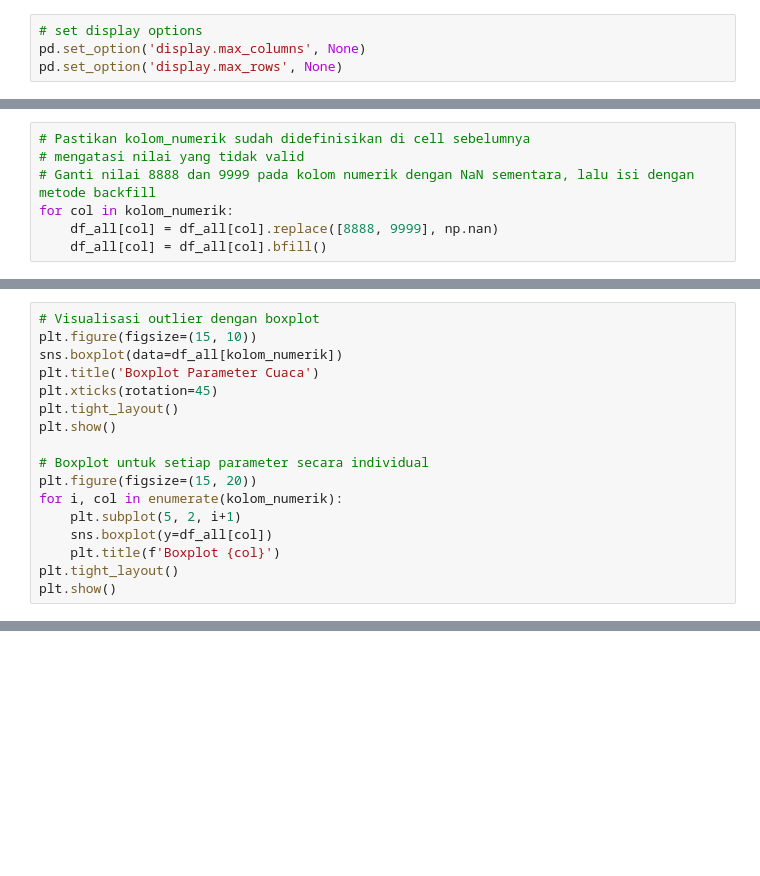
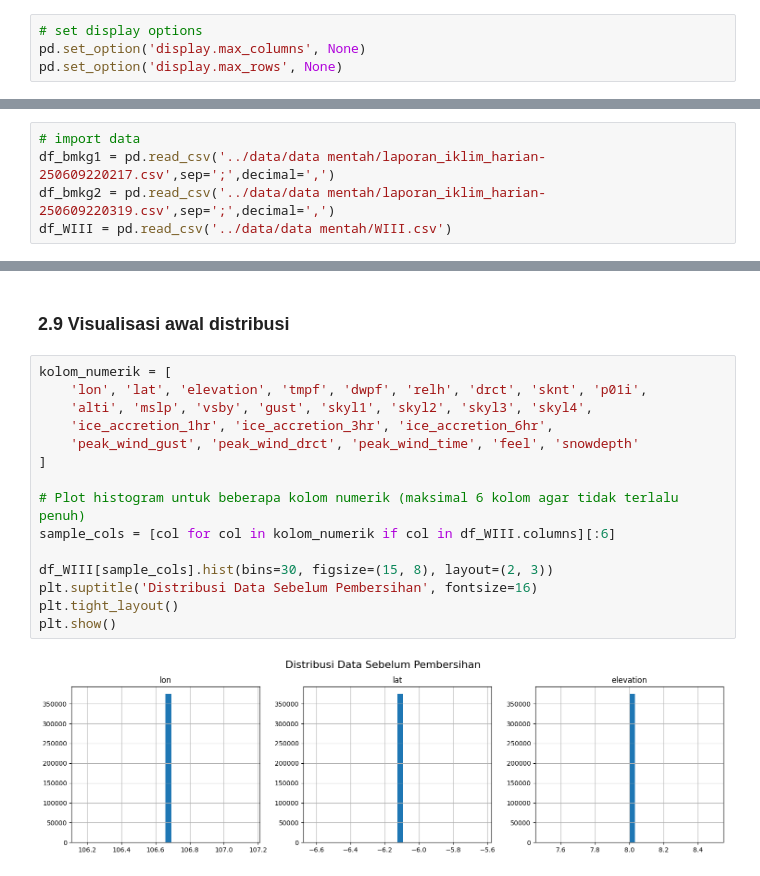
Before and after one commit to WildanFadhilNazaruddin/FraudDetection_CustomerSegmentation_BankML, a Jupyter notebook: notebook/01-praprosesing.ipynb, the cells around one changed output, grey strips where cells are left out. Saved outputs shown, nothing was run; the diff lists cells and outputs as text; blank space fills up the shorter version.

Commit message:
feat: data assessment

```diff
--- a/notebook/01-praprosesing.ipynb
+++ b/notebook/01-praprosesing.ipynb
@@ -1004,7 +31,0 @@ for col in ['Tn', 'Tx', 'Tavg', 'RH_avg', 'RR', 'ss']:
-# %%
-# Pastikan kolom_numerik sudah didefinisikan di cell sebelumnya
-# mengatasi nilai yang tidak valid
-# Ganti nilai 8888 dan 9999 pada kolom numerik dengan NaN sementara, lalu isi dengan metode backfill
-for col in kolom_numerik:
-    df_all[col] = df_all[col].replace([8888, 9999], np.nan)
-    df_all[col] = df_all[col].bfill()
@@ -1099,17 +31,0 @@ plt.show()
-# %%
-# Visualisasi outlier dengan boxplot
-plt.figure(figsize=(15, 10))
-sns.boxplot(data=df_all[kolom_numerik])
-plt.title('Boxplot Parameter Cuaca')
-plt.xticks(rotation=45)
-plt.tight_layout()
-plt.show()
-
-# Boxplot untuk setiap parameter secara individual
-plt.figure(figsize=(15, 20))
-for i, col in enumerate(kolom_numerik):
-    plt.subplot(5, 2, i+1)
-    sns.boxplot(y=df_all[col])
-    plt.title(f'Boxplot {col}')
-plt.tight_layout()
-plt.show()
@@ -1139,0 +32,5 @@ plt.show()
+# %%
+# import data
+df_bmkg1 = pd.read_csv('../data/data mentah/laporan_iklim_harian-250609220217.csv',sep=';',decimal=',')
+df_bmkg2 = pd.read_csv('../data/data mentah/laporan_iklim_harian-250609220319.csv',sep=';',decimal=',')
+df_WIII = pd.read_csv('../data/data mentah/WIII.csv')
@@ -1139,0 +349,19 @@ plt.show()
+# %% [markdown]
+### 2.9 Visualisasi awal distribusi
+# %%
+kolom_numerik = [
+    'lon', 'lat', 'elevation', 'tmpf', 'dwpf', 'relh', 'drct', 'sknt', 'p01i',
+    'alti', 'mslp', 'vsby', 'gust', 'skyl1', 'skyl2', 'skyl3', 'skyl4',
+    'ice_accretion_1hr', 'ice_accretion_3hr', 'ice_accretion_6hr',
+    'peak_wind_gust', 'peak_wind_drct', 'peak_wind_time', 'feel', 'snowdepth'
+]
+
+# Plot histogram untuk beberapa kolom numerik (maksimal 6 kolom agar tidak terlalu penuh)
+sample_cols = [col for col in kolom_numerik if col in df_WIII.columns][:6]
+
+df_WIII[sample_cols].hist(bins=30, figsize=(15, 8), layout=(2, 3))
+plt.suptitle('Distribusi Data Sebelum Pembersihan', fontsize=16)
+plt.tight_layout()
+plt.show()
+# %% [output]
+[figure, added]
```
Also changed, not shown: parts of 91 cells of this notebook, 2 other files.
